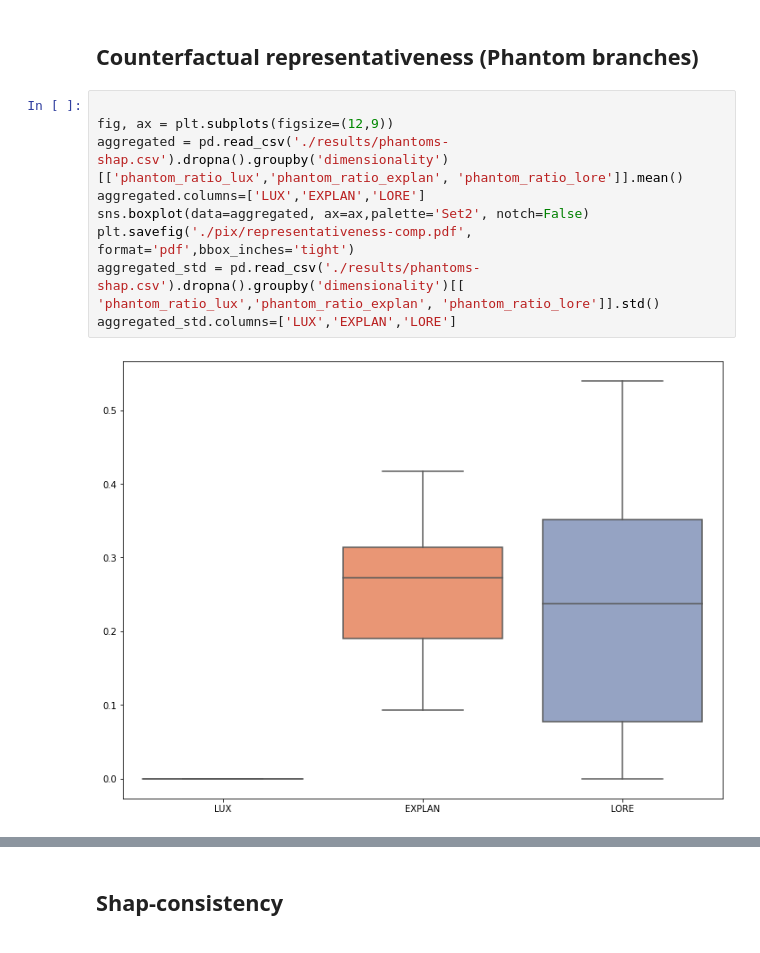
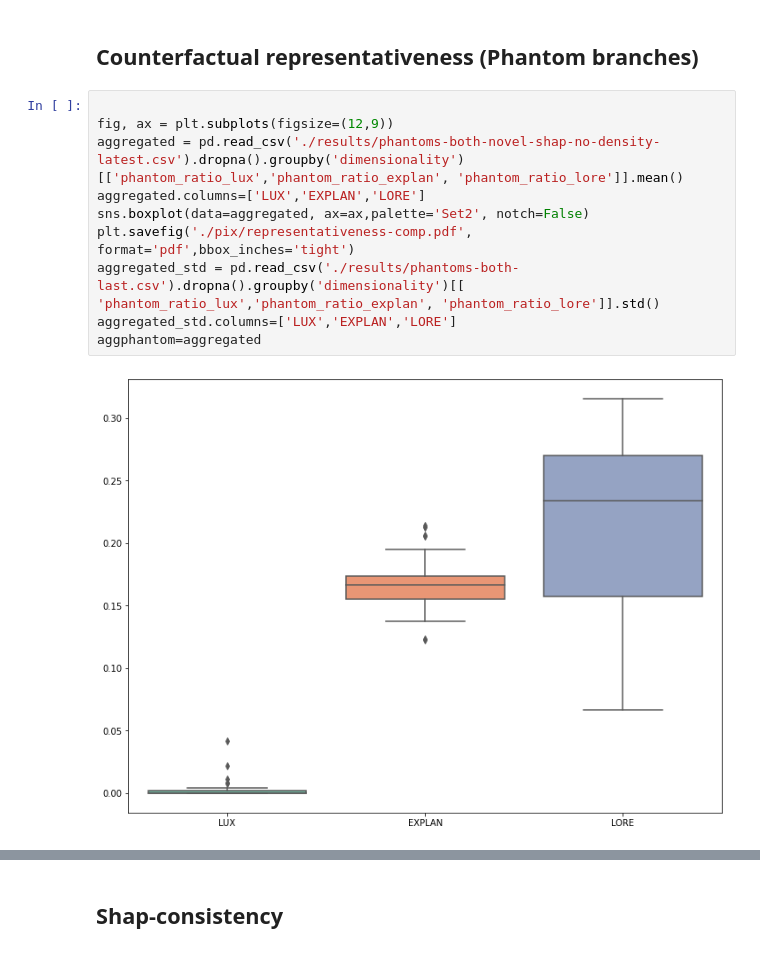
Before and after one commit to sbobek/lux, a Jupyter notebook: lux_paper_figures.ipynb, the cells around one changed output, grey strips where cells are left out. Drawn from its saved outputs; the diff is of its cells as text.

```diff
--- a/lux_paper_figures.ipynb
+++ b/lux_paper_figures.ipynb
@@ -1902,14 +777,15 @@ cd=0.9574216980620399
 # %%
 
 fig, ax = plt.subplots(figsize=(12,9))
-aggregated = pd.read_csv('./results/phantoms-shap.csv').dropna().groupby('dimensionality')[['phantom_ratio_lux','phantom_ratio_explan', 'phantom_ratio_lore']].mean()
+aggregated = pd.read_csv('./results/phantoms-both-novel-shap-no-density-latest.csv').dropna().groupby('dimensionality')[['phantom_ratio_lux','phantom_ratio_explan', 'phantom_ratio_lore']].mean()
 aggregated.columns=['LUX','EXPLAN','LORE']
 sns.boxplot(data=aggregated, ax=ax,palette='Set2', notch=False)
 plt.savefig('./pix/representativeness-comp.pdf', format='pdf',bbox_inches='tight')
-aggregated_std = pd.read_csv('./results/phantoms-shap.csv').dropna().groupby('dimensionality')[[ 'phantom_ratio_lux','phantom_ratio_explan', 'phantom_ratio_lore']].std()
+aggregated_std = pd.read_csv('./results/phantoms-both-last.csv').dropna().groupby('dimensionality')[[ 'phantom_ratio_lux','phantom_ratio_explan', 'phantom_ratio_lore']].std()
 aggregated_std.columns=['LUX','EXPLAN','LORE']
+aggphantom=aggregated
 # %% [output]
-[figure, old version]
+[figure, new version]
 # %%
 print(to_latex_nostd(aggregated, index_name='Dataset size'))
 
```
Also changed, not shown: parts of 159 cells of this notebook, 7 other files.
